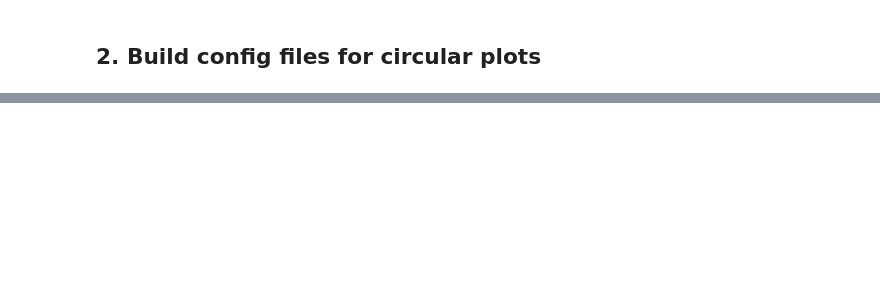
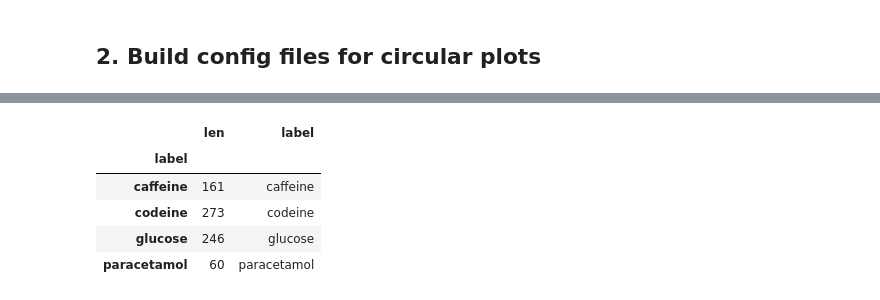
Before and after one commit to matthiaskoenig/pkdb_analysis, a Jupyter notebook: circos_plots.ipynb, the cells around one changed output, grey strips where cells are left out. Cells and saved outputs as stored; diff of their text form; code cells hidden in the pictures; blank space fills up the shorter version.

```diff
--- a/circos_plots.ipynb
+++ b/circos_plots.ipynb
@@ -105,0 +189,22 @@ See the caveats in the documentation: http://pandas.pydata.org/pandas-docs/stabl
+# %%
+all_links = create_links(substances_data,studies_data,unused_substances.to_list())
+# %%
+length = pd.DataFrame()
+length["substance_links"] = all_links["substance1_start"].append(all_links["substance2_start"])
+length["label"] = all_links["substance1_label"].append(all_links["substance2_label"])
+# %%
+frames = []
+for label, data_label in length.groupby(["label"]):
+    start = 0
+
+
+    for substance_link, substance_linkpositions in data_label.groupby(["substance_links"]):
+        label_position = pd.Series()
+        label_position["start"] = start
+        label_position["end"] = start + len(substance_linkpositions)
+        label_position["label"]  = label
+        label_position["substance_number"]  = substance_link
+
+        frames.append(label_position)
+        start = label_position["end"] + 1
+res = pd.concat(frames, axis=1).T
@@ -105,0 +275,12 @@ See the caveats in the documentation: http://pandas.pydata.org/pandas-docs/stabl
+# %%
+ideogram = pd.DataFrame(res.sort_values("label").groupby(["label"]).apply(lambda x:  x["end"].max()),columns = ["len"])
+ideogram["label"] = ideogram.index
+# %%
+ideogram
+# %% [output]
+|  | len | label |
+| label |  |  |
+| caffeine | 161 | caffeine |
+| codeine | 273 | codeine |
+| glucose | 246 | glucose |
+| paracetamol | 60 | paracetamol |
```
Also changed, not shown: parts of 28 cells of this notebook, 4 other files.
